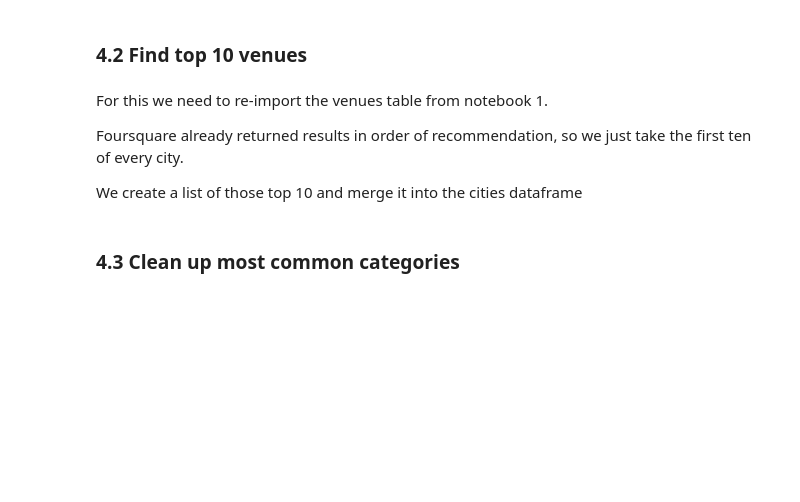
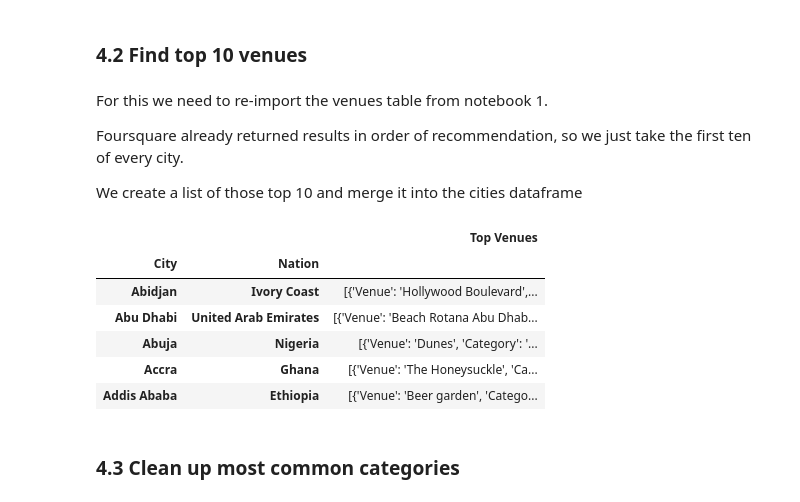
Before and after one commit to rezaabdullah/Coursera_Capstone, a Jupyter notebook: FinalProject/4.clusters_on_map.ipynb, the cells around one changed output. Cells and saved outputs as stored; diff of their text form; code cells hidden in the pictures; blank space fills up the shorter version.

```diff
--- a/FinalProject/4.clusters_on_map.ipynb
+++ b/FinalProject/4.clusters_on_map.ipynb
@@ -125,5 +135,14 @@ df_top_venues = df_venues.groupby(['City','Nation'], as_index=False).nth(list(ra
 # %%
-venues = pd.DataFrame(df_top_venues.groupby(['City', 'Nation'], as_index=False)['Venue'].apply(list), columns=['Top Venues'])
+venues = pd.DataFrame(df_top_venues.groupby(['City', 'Nation'], as_index=False).apply(create_venue_tuple), columns=['Top Venues'])
+venues.head()
+# %% [output]
+|  |  | Top Venues |
+| City | Nation |  |
+| Abidjan | Ivory Coast | [{'Venue': 'Hollywood Boulevard',... |
+| Abu Dhabi | United Arab Emirates | [{'Venue': 'Beach Rotana Abu Dhab... |
+| Abuja | Nigeria | [{'Venue': 'Dunes', 'Category': '... |
+| Accra | Ghana | [{'Venue': 'The Honeysuckle', 'Ca... |
+| Addis Ababa | Ethiopia | [{'Venue': 'Beer garden', 'Catego... |
 # %%
 df_cities3 = pd.merge(df_cities3, venues, on=['City','Nation'])
 # %% [markdown]
```
Also changed, not shown: parts of 7 cells of this notebook, 10 other files.
